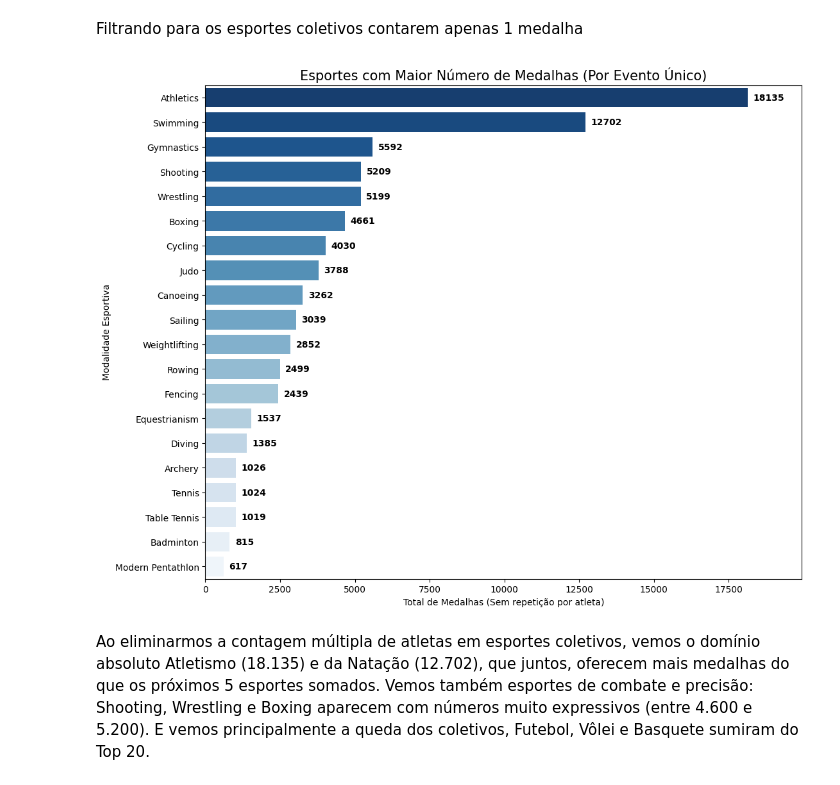
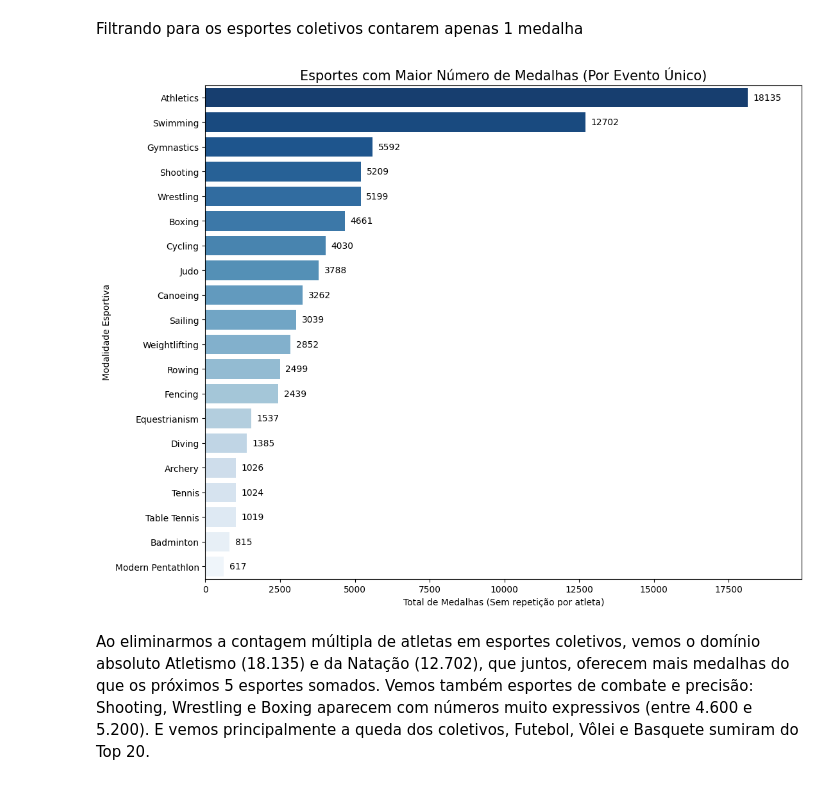
Before and after one commit to ClaraCaldas/Projeto-ICD, a Jupyter notebook: RELATORIO.ipynb, the cells around one changed output. Drawn from its saved outputs; the diff is of its cells as text; code cells hidden in the pictures.

```diff
--- a/RELATORIO.ipynb
+++ b/RELATORIO.ipynb
@@ -359,31 +361,31 @@ df_top_20 = df_final_esportes.nlargest(20, 'Medalhas_Unicas')
 # %%
 plt.figure(figsize=(12, 10))
 ax = sns.barplot(data=df_top_20,
                 x='Medalhas_Unicas',
                 y='Sport',
                 hue='Sport',
                 palette='Blues_r',
                 legend=False)
 
 for p in ax.patches:
     width = p.get_width()
     if width > 0:
         ax.text(width + (df_top_20['Medalhas_Unicas'].max() * 0.01),
                 p.get_y() + p.get_height() / 2,
                 f'{int(width)}',
                 va='center',
                 fontsize=10,
-                fontweight='bold')
+            )
 
 plt.title('Esportes com Maior Número de Medalhas (Por Evento Único)', fontsize=15)
 plt.xlabel('Total de Medalhas (Sem repetição por atleta)')
 plt.ylabel('Modalidade Esportiva')
 
 plt.xlim(0, df_top_20['Medalhas_Unicas'].max() * 1.1)
 
 plt.show()
 # %% [output]
-[figure, old version]
+[figure, new version]
 # %% [markdown]
 Ao eliminarmos a contagem múltipla de atletas em esportes coletivos, vemos o domínio absoluto  Atletismo (18.135) e da Natação (12.702), que juntos, oferecem mais medalhas do que os próximos 5 esportes somados. Vemos também esportes de combate e precisão: Shooting, Wrestling e Boxing aparecem com números muito expressivos (entre 4.600 e 5.200). E vemos principalmente a queda dos coletivos, Futebol, Vôlei e Basquete sumiram do Top 20.
 # %% [markdown]
```
Also changed, not shown: parts of 10 cells of this notebook.
